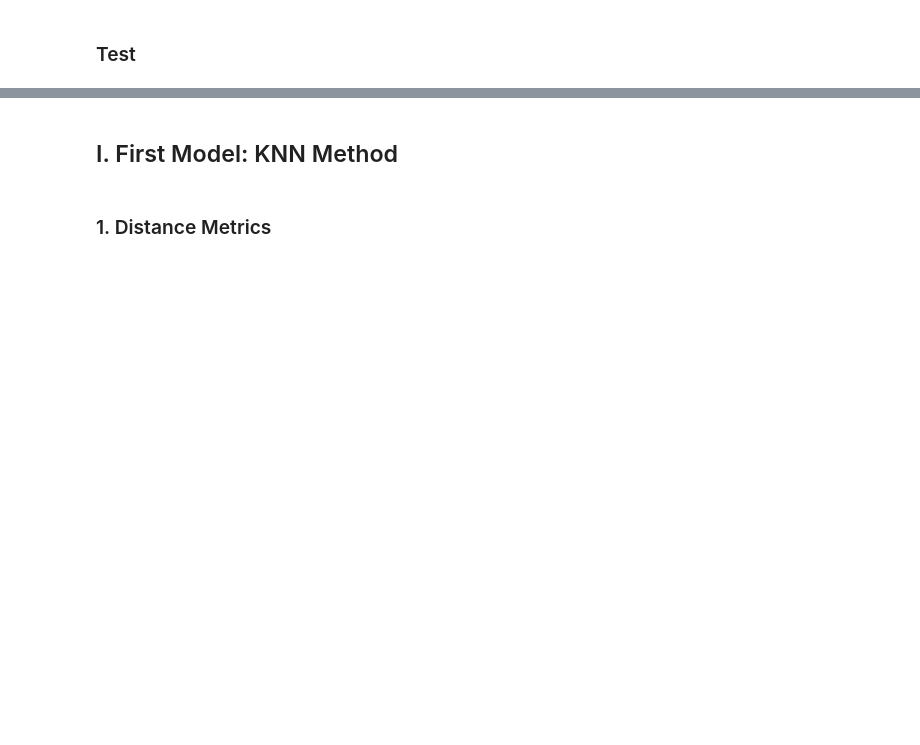
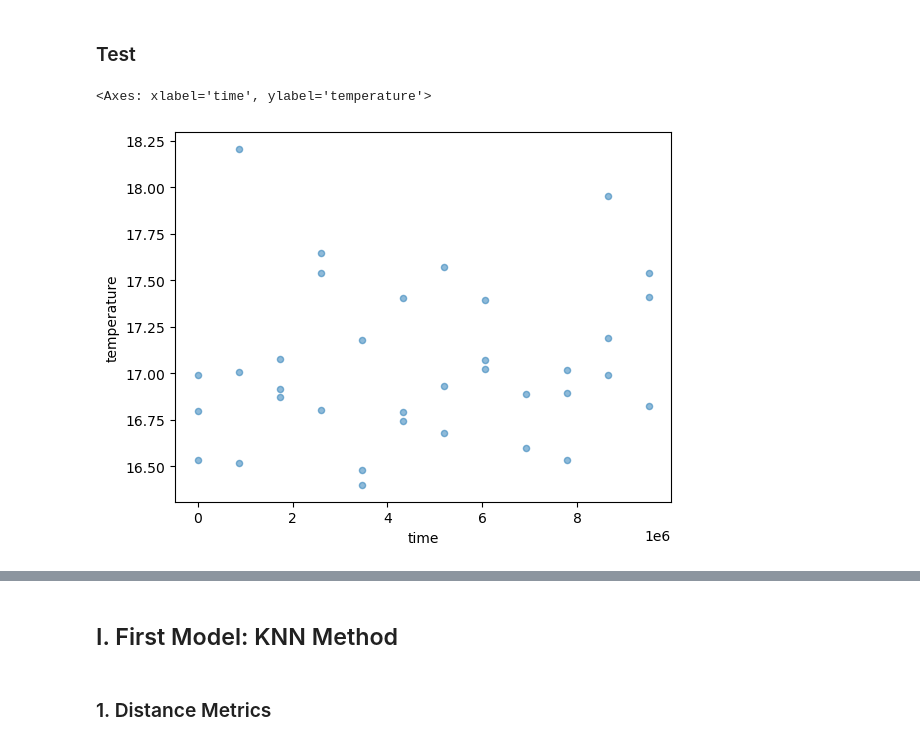
Before and after one commit to Username212305/ML_project_final, a Jupyter notebook: final.ipynb, the cells around one changed output, grey strips where cells are left out. Saved outputs shown, nothing was run; the diff lists cells and outputs as text; code cells hidden in the pictures; blank space fills up the shorter version.

```diff
--- a/final.ipynb
+++ b/final.ipynb
@@ -40,11 +42,13 @@ sensors["sensor"]
 # %%
 #for sens in training_data["sensors"]:
  #   print(sens)
-sampleP=training_data.query("time <= 1800000 and sensor=='N418'")
-sampleP.head(10)
+sampleP=training_data.query("sensor=='N418' and 0< temperature<35 and time < 1e7")
 
 sampleP.plot.scatter(x="time", y="temperature", alpha=0.5)
 #mean.plot.scatter(x="time", y="temperature", alpha=0.5)
+# %% [output]
+<Axes: xlabel='time', ylabel='temperature'>
+[figure, added]
 # %%
 """graphes tous pour 1 senseur"""
 
```
Also changed, not shown: parts of 9 cells of this notebook.
